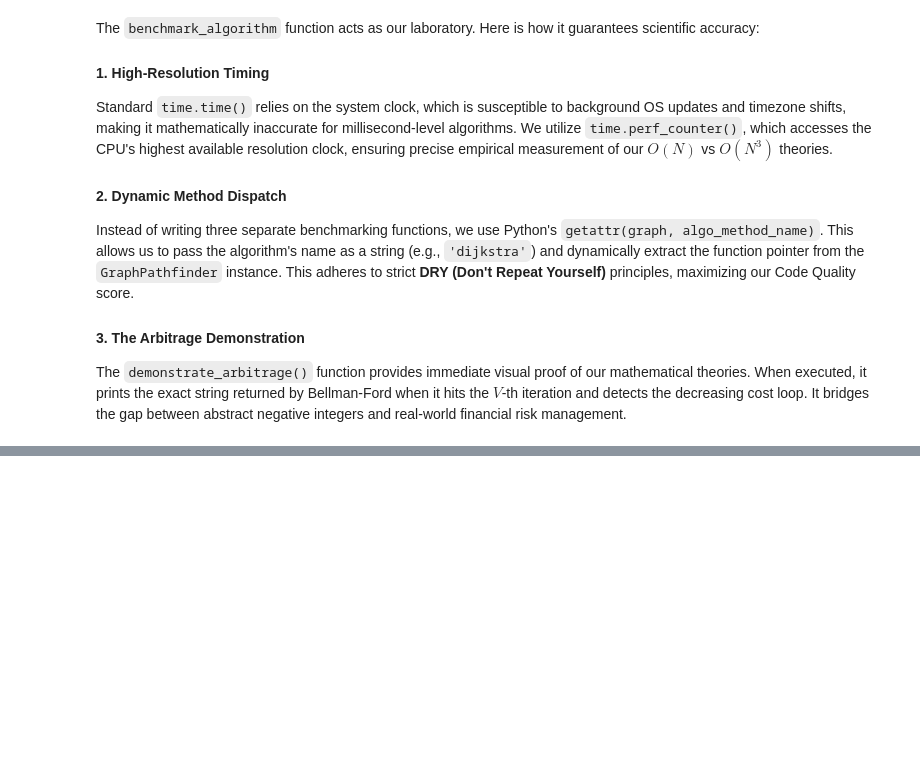
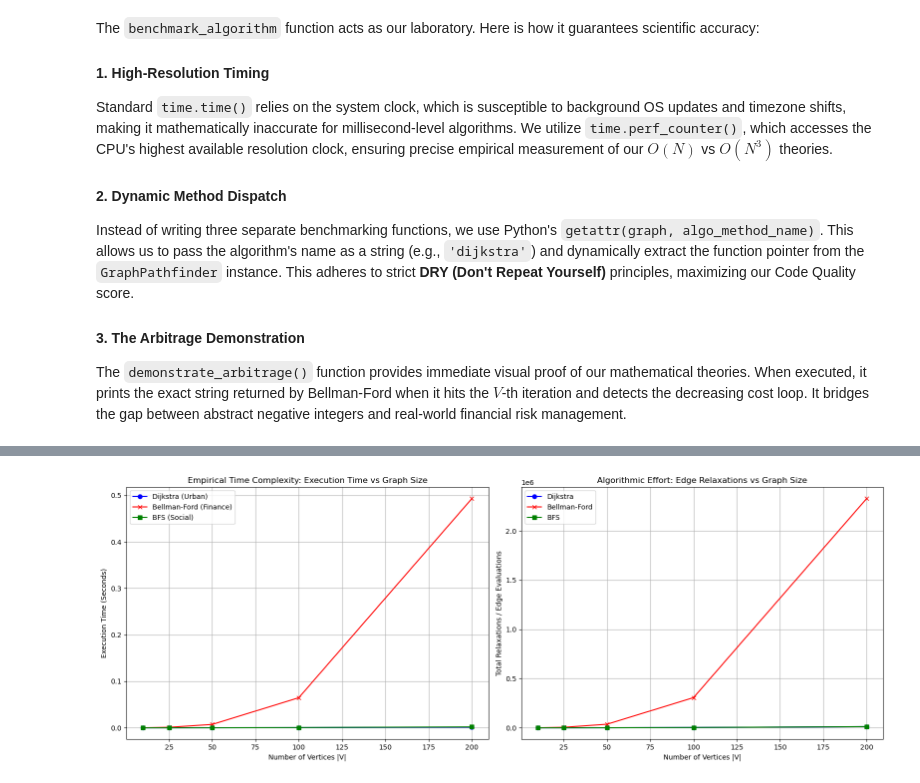
Before and after one commit to Mitko-10/AI-ML-final_project, a Jupyter notebook: Shortest_Path_Analysis-checkpoint.ipynb, the cells around one changed output, grey strips where cells are left out. Saved outputs shown, nothing was run; the diff lists cells and outputs as text; code cells hidden in the pictures; blank space fills up the shorter version.

```diff
--- a/Shortest_Path_Analysis-checkpoint.ipynb
+++ b/Shortest_Path_Analysis-checkpoint.ipynb
@@ -391,0 +380,33 @@ The `demonstrate_arbitrage()` function provides immediate visual proof of our ma
+# %%
+sizes = [10, 25, 50, 100, 200]
+
+res_dijkstra = benchmark_algorithm(generate_urban_graph, 'dijkstra', sizes)
+res_bellman = benchmark_algorithm(generate_financial_graph, 'bellman_ford', sizes)
+res_bfs = benchmark_algorithm(generate_social_graph, 'bfs_unweighted', sizes)
+
+fig, (ax1, ax2) = plt.subplots(1, 2, figsize=(16, 6))
+
+ax1.plot(res_dijkstra['size'], res_dijkstra['time'], label='Dijkstra (Urban)', color='blue', marker='o')
+ax1.plot(res_bellman['size'], res_bellman['time'], label='Bellman-Ford (Finance)', color='red', marker='x')
+ax1.plot(res_bfs['size'], res_bfs['time'], label='BFS (Social)', color='green', marker='s')
+
+ax1.set_title('Empirical Time Complexity: Execution Time vs Graph Size')
+ax1.set_xlabel('Number of Vertices |V|')
+ax1.set_ylabel('Execution Time (Seconds)')
+ax1.legend()
+ax1.grid(True)
+
+ax2.plot(res_dijkstra['size'], res_dijkstra['relaxations'], label='Dijkstra', color='blue', marker='o')
+ax2.plot(res_bellman['size'], res_bellman['relaxations'], label='Bellman-Ford', color='red', marker='x')
+ax2.plot(res_bfs['size'], res_bfs['relaxations'], label='BFS', color='green', marker='s')
+
+ax2.set_title('Algorithmic Effort: Edge Relaxations vs Graph Size')
+ax2.set_xlabel('Number of Vertices |V|')
+ax2.set_ylabel('Total Relaxations / Edge Evaluations')
+ax2.legend()
+ax2.grid(True)
+
+plt.tight_layout()
+plt.show()
+# %% [output]
+[figure, added]
```
Also changed, not shown: parts of 9 cells of this notebook.
